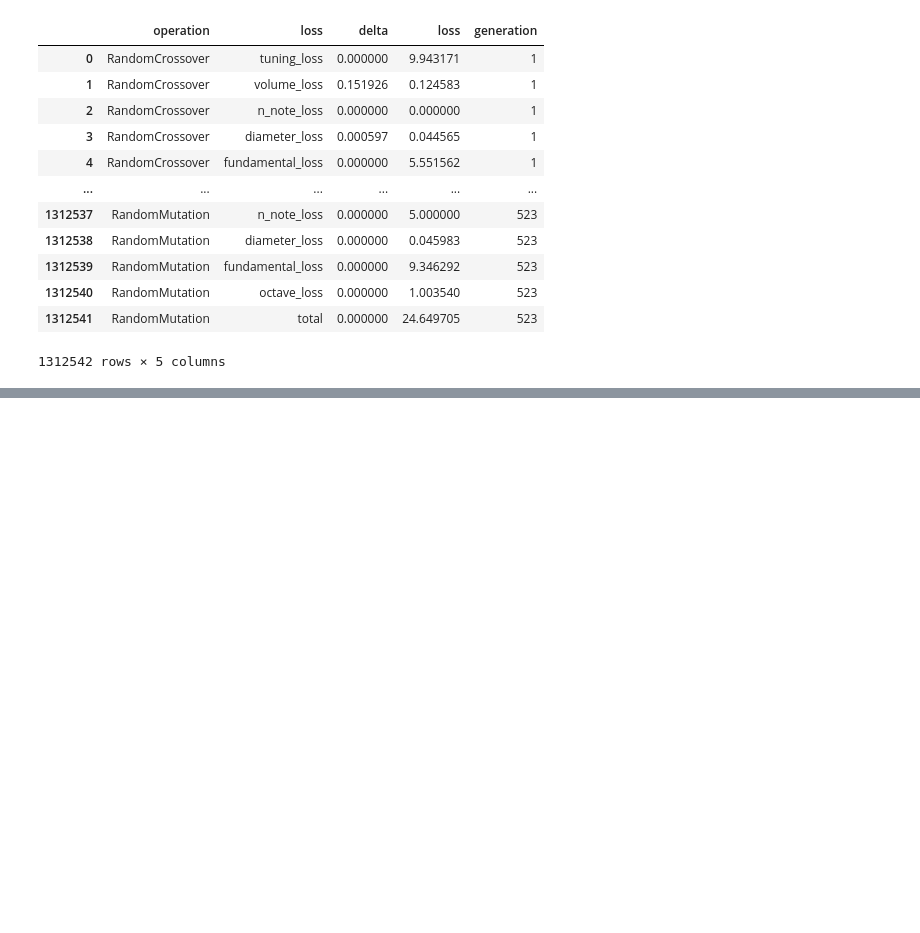
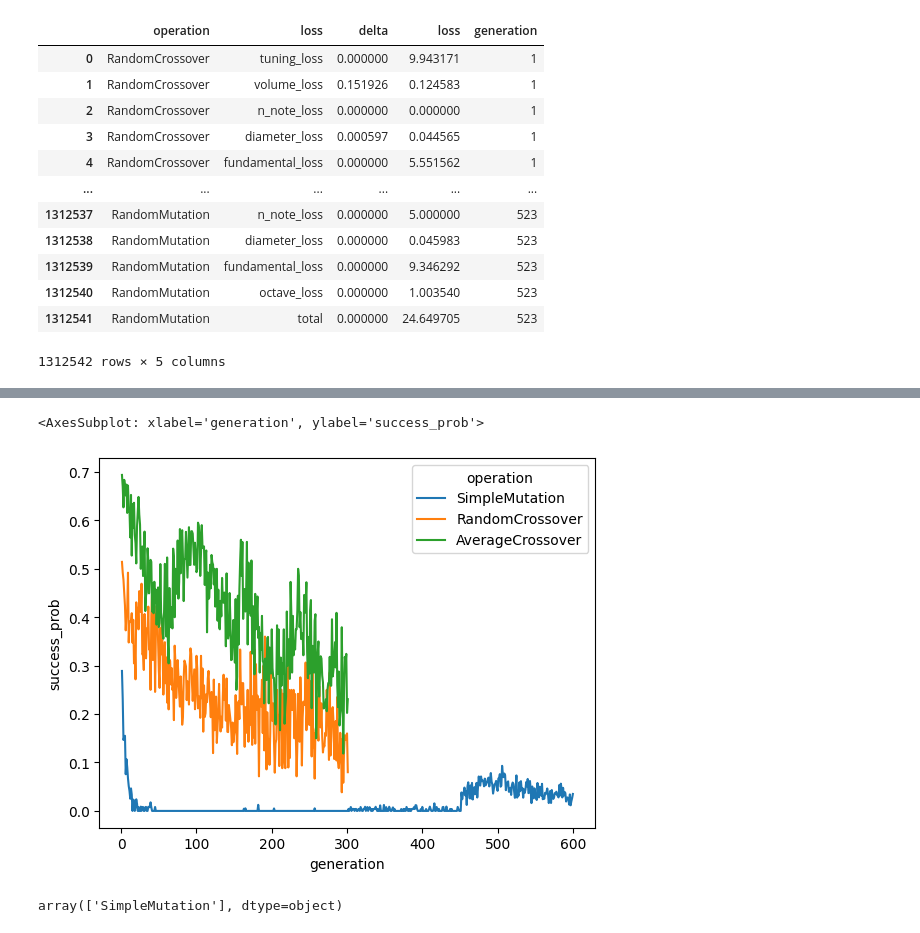
Before and after one commit to Didgitaldoo/didge-lab, a Jupyter notebook: src/experiments/arusha/analyze_evolution.ipynb, the cells around one changed output, grey strips where cells are left out. Drawn from its saved outputs; the diff is of its cells as text; code cells hidden in the pictures; blank space fills up the shorter version.

```diff
--- a/src/experiments/arusha/analyze_evolution.ipynb
+++ b/src/experiments/arusha/analyze_evolution.ipynb
@@ -317,0 +303,7 @@ deltas
+# %%
+sys.path.append("../../")
+from didgelab.analysis import get_deltas
+
+infile = '../../../saved_evolutions/2024-04-20T11-50-54_evolve_tamaki3/evolution_operations.jsonl.gz'
+deltas = get_deltas(infile)
+deltas
@@ -317,0 +324,45 @@ deltas
+# %%
+def success_prob_over_time(deltas):
+    deltas = deltas.query("loss_type=='total'").sort_values(by="generation")
+
+    generation = -1
+    operations = deltas.operation.unique()
+
+    total_operations = None
+    success_operations = None
+    result = []
+    for ix, row in deltas.iterrows():
+        if row["generation"] != generation:
+
+            if generation>0:
+                for operation in operations:
+                    if total_operations[operation] > 0:
+                        prob = success_operations[operation] / total_operations[operation]
+                        result.append([generation, operation, prob])
+
+            generation = row["generation"]
+            total_operations = {o:0 for o in operations}
+            success_operations = {o:0 for o in operations}
+
+        total_operations[row["operation"]] += 1
+        if row["delta"] > 0:
+            success_operations[row["operation"]] += 1
+
+    for operation in operations:
+        if total_operations[operation] > 0:
+            prob = success_operations[operation] / total_operations[operation]
+            result.append([generation, operation, prob])
+
+    result = pd.DataFrame(result, columns=["generation", "operation", "success_prob"])
+    return result
+
+sp = success_prob_over_time(deltas)
+# %%
+sns.lineplot(data=sp, x="generation", y="success_prob", hue="operation")
+# %% [output]
+<AxesSubplot: xlabel='generation', ylabel='success_prob'>
+[figure, added]
+# %%
+deltas.query("generation==500").operation.unique()
+# %% [output]
+array(['SimpleMutation'], dtype=object)
```
Also changed, not shown: parts of 9 cells of this notebook, 6 other files.
